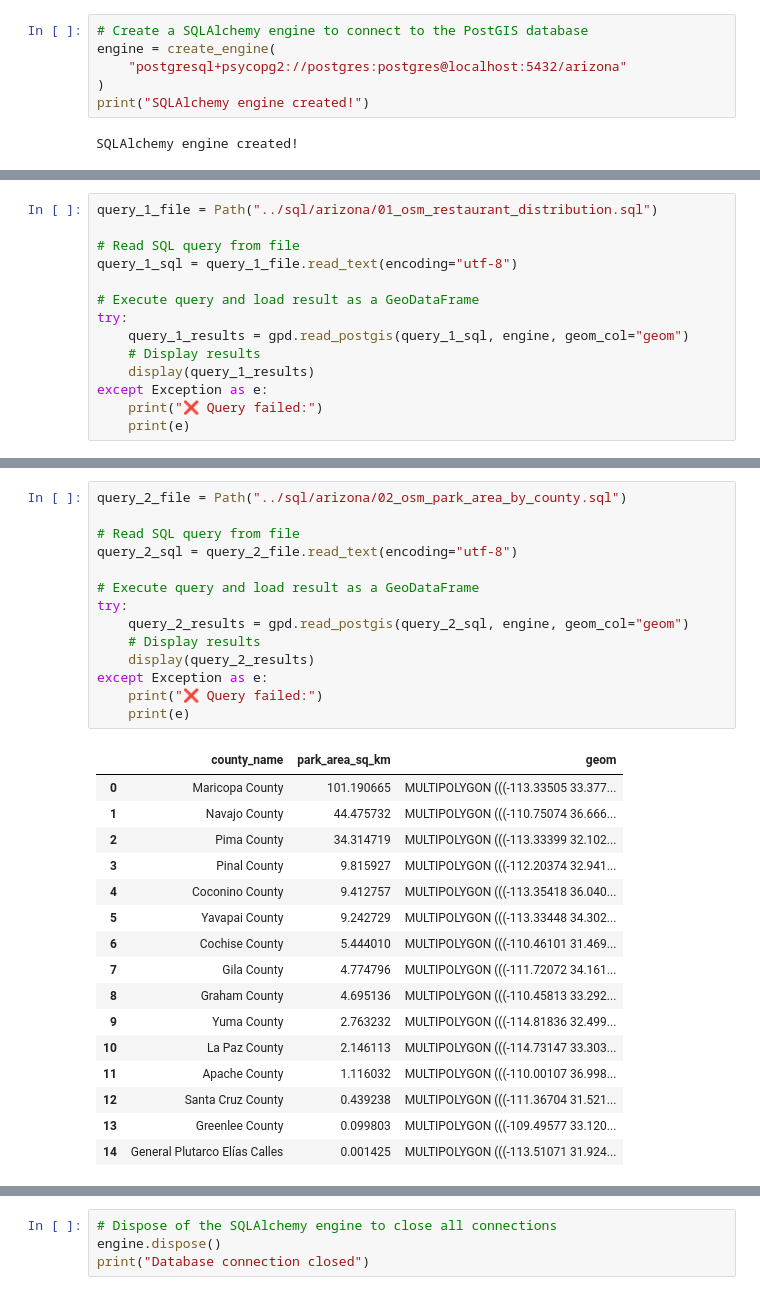
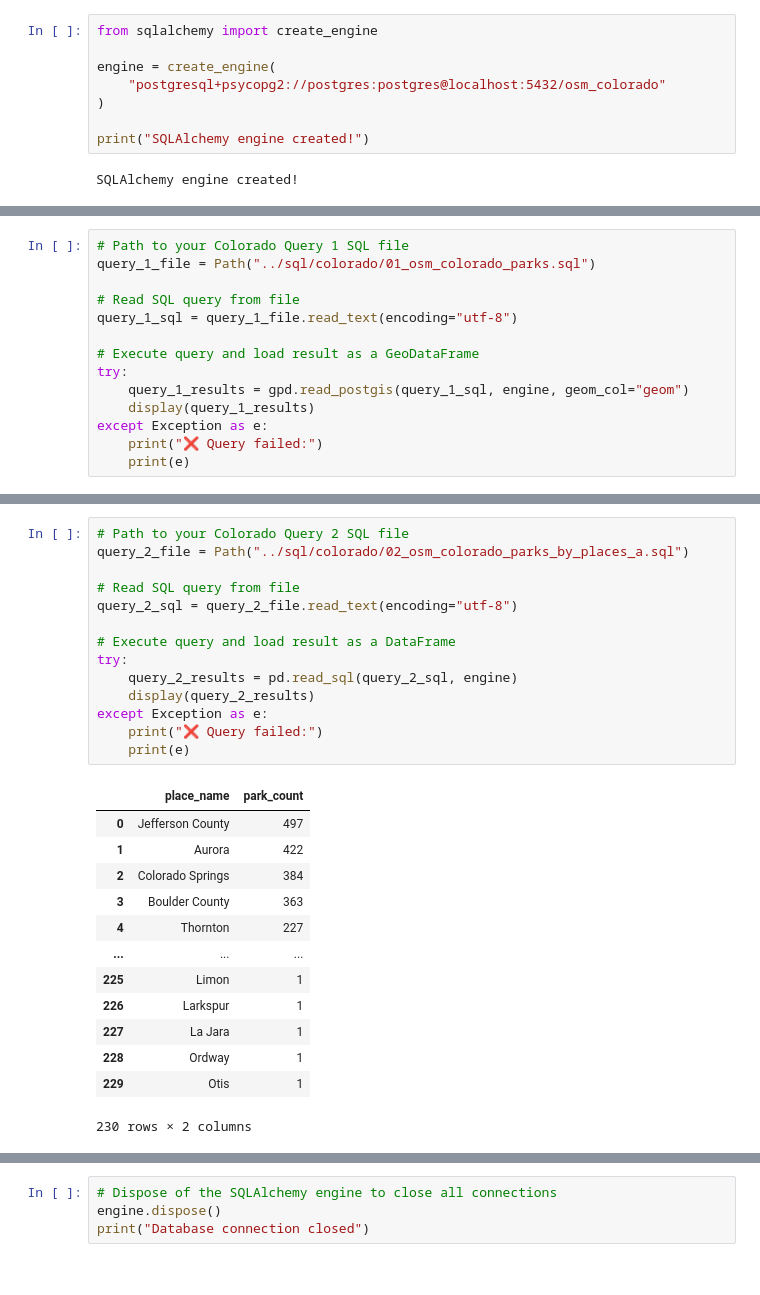
Before and after one commit to vswigart/gist604b-osm-postgis-sp26, a Jupyter notebook: notebooks/osm_postgis_queries_Colorado.ipynb, the cells around one changed output, grey strips where cells are left out. Drawn from its saved outputs; the diff is of its cells as text.

Commit message:
Completed Colorado notebook

```diff
--- a/notebooks/osm_postgis_queries_Colorado.ipynb
+++ b/notebooks/osm_postgis_queries_Colorado.ipynb
@@ -118,10 +119,12 @@ Before running SQL queries, create a connection to the database using SQLAlchemy
 
 **💡 This engine will be used throughout the notebook for all queries and data access!**
 # %%
-# Create a SQLAlchemy engine to connect to the PostGIS database
+from sqlalchemy import create_engine
+
 engine = create_engine(
-    "postgresql+psycopg2://postgres:postgres@localhost:5432/arizona"
+    "postgresql+psycopg2://postgres:postgres@localhost:5432/osm_colorado"
 )
+
 print("SQLAlchemy engine created!")
 # %% [output]
 SQLAlchemy engine created!
@@ -132,7 +135,8 @@ This query extracts restaurant point locations for spatial distribution analysis
 
 The SQL query is stored in a separate `.sql` file. In this step, we read the query into Python, send it to the PostGIS database, and load the result as a GeoDataFrame.
 # %%
-query_1_file = Path("../sql/arizona/01_osm_restaurant_distribution.sql")
+# Path to your Colorado Query 1 SQL file
+query_1_file = Path("../sql/colorado/01_osm_colorado_parks.sql")
 
 # Read SQL query from file
 query_1_sql = query_1_file.read_text(encoding="utf-8")
@@ -140,7 +144,6 @@ query_1_sql = query_1_file.read_text(encoding="utf-8")
 # Execute query and load result as a GeoDataFrame
 try:
     query_1_results = gpd.read_postgis(query_1_sql, engine, geom_col="geom")
-    # Display results
     display(query_1_results)
 except Exception as e:
     print("❌ Query failed:")
@@ -198,32 +189,29 @@ This query calculates the total area of parks in each county in square kilometer
 # %%
-query_2_file = Path("../sql/arizona/02_osm_park_area_by_county.sql")
+# Path to your Colorado Query 2 SQL file
+query_2_file = Path("../sql/colorado/02_osm_colorado_parks_by_places_a.sql")
 
 # Read SQL query from file
 query_2_sql = query_2_file.read_text(encoding="utf-8")
 
-# Execute query and load result as a GeoDataFrame
+# Execute query and load result as a DataFrame
 try:
-    query_2_results = gpd.read_postgis(query_2_sql, engine, geom_col="geom")
-    # Display results
+    query_2_results = pd.read_sql(query_2_sql, engine)
     display(query_2_results)
 except Exception as e:
     print("❌ Query failed:")
     print(e)
 # %% [output]
-|  | county_name | park_area_sq_km | geom |
-| 0 | Maricopa County | 101.190665 | MULTIPOLYGON (((-113.33505 33.377... |
-| 1 | Navajo County | 44.475732 | MULTIPOLYGON (((-110.75074 36.666... |
-| 2 | Pima County | 34.314719 | MULTIPOLYGON (((-113.33399 32.102... |
-| 3 | Pinal County | 9.815927 | MULTIPOLYGON (((-112.20374 32.941... |
-| 4 | Coconino County | 9.412757 | MULTIPOLYGON (((-113.35418 36.040... |
-| 5 | Yavapai County | 9.242729 | MULTIPOLYGON (((-113.33448 34.302... |
-| 6 | Cochise County | 5.444010 | MULTIPOLYGON (((-110.46101 31.469... |
-| 7 | Gila County | 4.774796 | MULTIPOLYGON (((-111.72072 34.161... |
-| 8 | Graham County | 4.695136 | MULTIPOLYGON (((-110.45813 33.292... |
-| 9 | Yuma County | 2.763232 | MULTIPOLYGON (((-114.81836 32.499... |
-| 10 | La Paz County | 2.146113 | MULTIPOLYGON (((-114.73147 33.303... |
-| 11 | Apache County | 1.116032 | MULTIPOLYGON (((-110.00107 36.998... |
-| 12 | Santa Cruz County | 0.439238 | MULTIPOLYGON (((-111.36704 31.521... |
-| 13 | Greenlee County | 0.099803 | MULTIPOLYGON (((-109.49577 33.120... |
-| 14 | General Plutarco Elías Calles | 0.001425 | MULTIPOLYGON (((-113.51071 31.924... |
+|  | place_name | park_count |
+| 0 | Jefferson County | 497 |
+| 1 | Aurora | 422 |
+| 2 | Colorado Springs | 384 |
+| 3 | Boulder County | 363 |
+| 4 | Thornton | 227 |
+| ... | ... | ... |
+| 225 | Limon | 1 |
+| 226 | Larkspur | 1 |
+| 227 | La Jara | 1 |
+| 228 | Ordway | 1 |
+| 229 | Otis | 1 |
+230 rows × 2 columns
 # %% [markdown]
```
Also changed, not shown: parts of 24 cells of this notebook.
